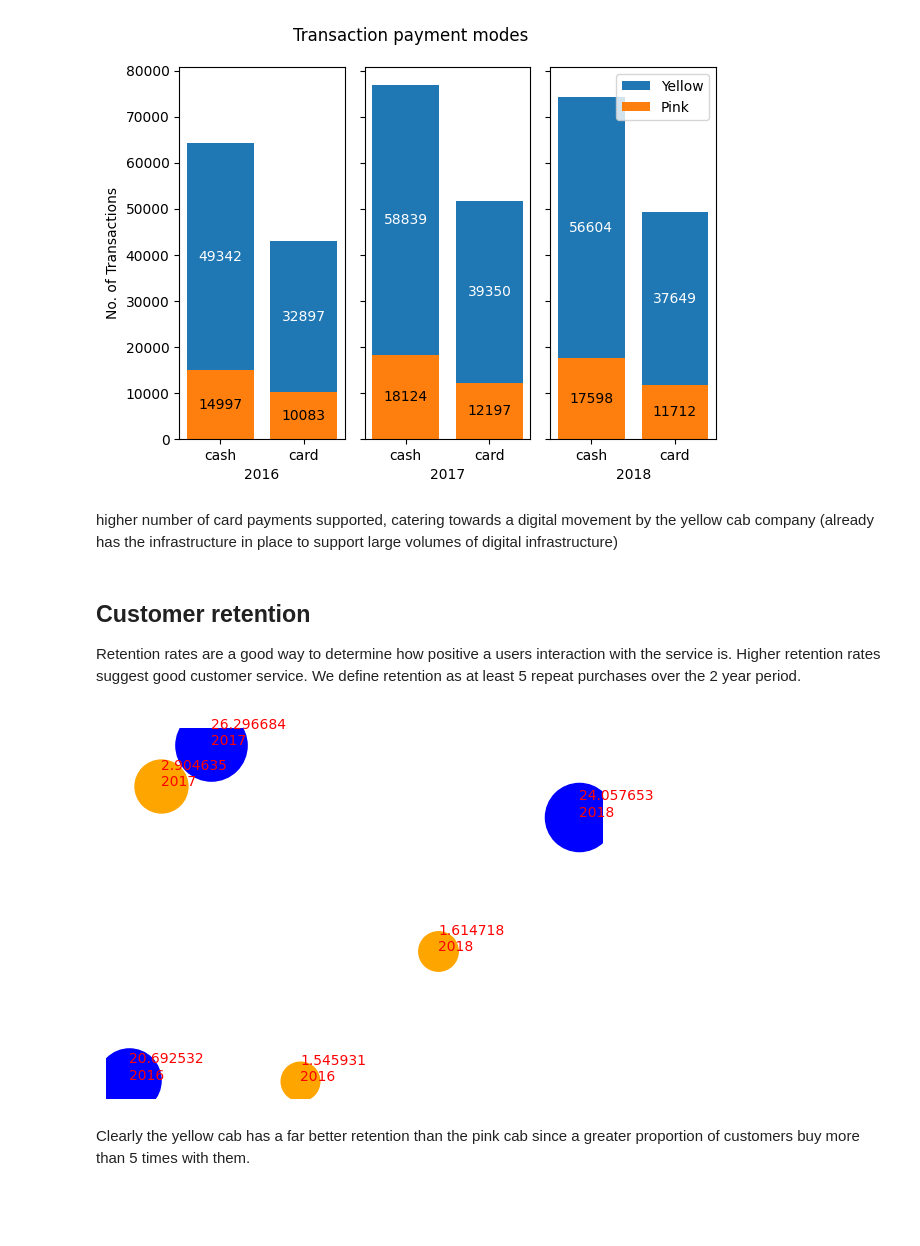
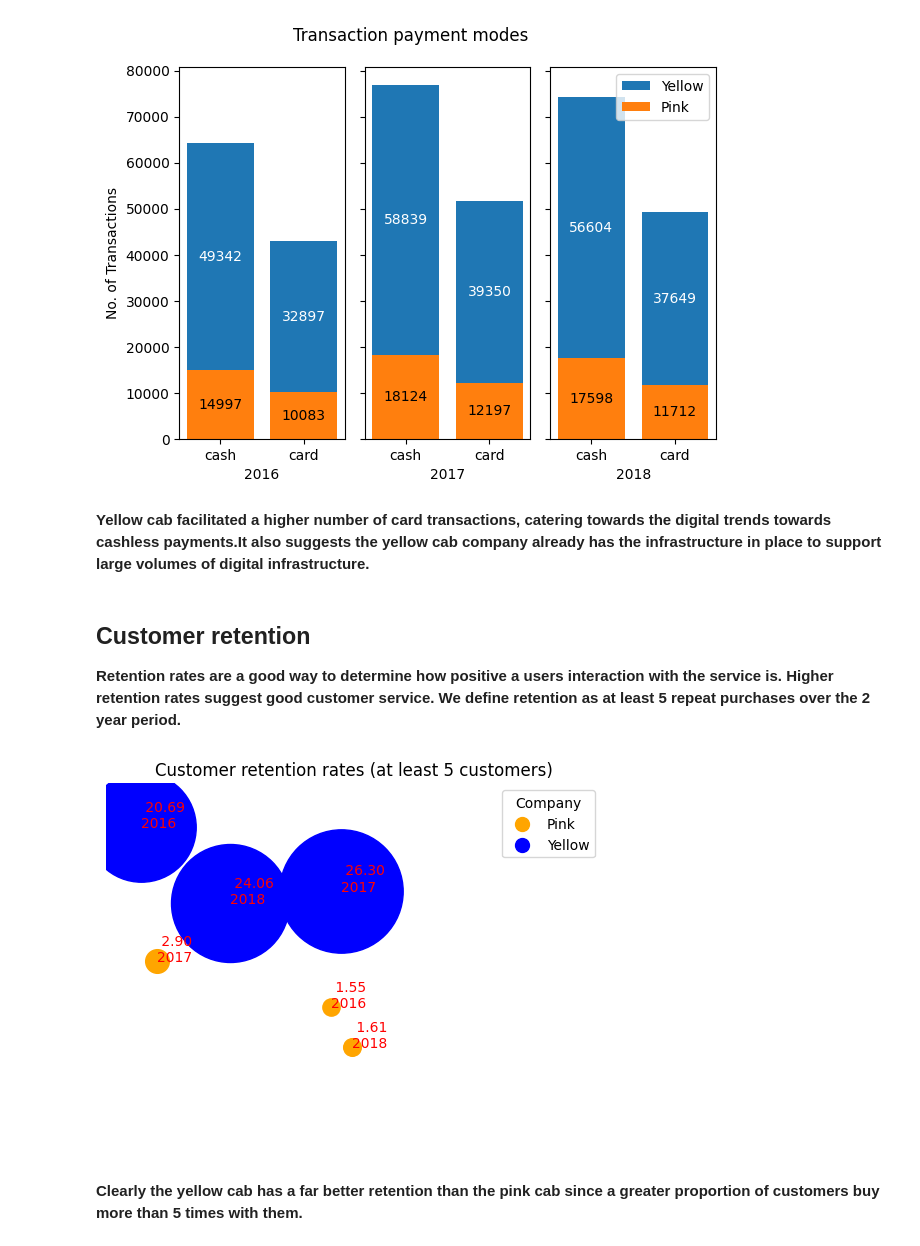
Before and after one commit to mussb00/eda, a Jupyter notebook: exploratory-data-analysis.ipynb, the cells around one changed output. Cells and saved outputs as stored; diff of their text form; code cells hidden in the pictures; blank space fills up the shorter version.

```diff
--- a/exploratory-data-analysis.ipynb
+++ b/exploratory-data-analysis.ipynb
@@ -398,16 +384,19 @@ for year in years:
     low_class_year=ax[counter].bar(labels, lower_class_profits_year, bottom=upper_class_profits_year, label='<2500')
     middle_class_year=ax[counter].bar(labels, middle_class_profits_year, bottom=upper_class_profits_year+lower_class_profits_year, label='2500-15000')
 
-    ax[counter].set_title(year)
+    ax[counter].set_xlabel(year)
     counter+=1
 
 for i in range(3):
     for c in ax[i].containers:
-        labels = [v.get_height() if v.get_height() > 1e6 else '' for v in c]
-        ax[i].bar_label(c, labels=labels, label_type='center', fmt='%.2f', size=7, color='w')
+        labels = [f'{v.get_height(): .0f}' if v.get_height() > 1e6 else '' for v in c]
+        ax[i].bar_label(c, labels=labels, label_type='center', size=7)
 
 fig.tight_layout()
+ax[0].set_yticks(np.linspace(0,16e6,16), ytick_labels)
+ax[0].set_ylabel('Profit ($)')
 plt.plot()
+fig.suptitle('Income wise profit contributions')
 plt.legend()
 plt.show()
 # %% [output]
@@ -544,45 +524,48 @@ plt.show()
 # %% [output]
 [figure]
 # %% [markdown]
-higher number of card payments supported, catering towards a digital movement by the yellow cab company (already has the infrastructure in place to support large volumes of digital infrastructure)
+__Yellow cab facilitated a higher number of card transactions, catering towards the digital trends towards cashless payments.It also suggests the yellow cab company already has the infrastructure in place to support large volumes of digital infrastructure.__
 # %% [markdown]
 ## Customer retention
 
-Retention rates are a good way to determine how positive a users interaction with the service is. Higher retention rates suggest good customer service. We define retention as at least 5 repeat purchases over the 2 year period.
+__Retention rates are a good way to determine how positive a users interaction with the service is. Higher retention rates suggest good customer service. We define retention as at least 5 repeat purchases over the 2 year period.__
 # %%
 rides_per_customer=df1.join(df4, lsuffix='L', rsuffix='R').groupby(['Customer ID', 'Company', 'Year'])['Transaction IDL'].count() # number of transactions for each user
 
 # implement for loop across each year
 years=['2016','2017','2018']
 
 for year in years:
     # pink retention for years
     rides_per_customer_pink=rides_per_customer.filter(like='Pink Cab').filter(like=year)
     at_least_5=rides_per_customer_pink[rides_per_customer_pink>=5]
     # how many customers rode more than 4 times/ number of customers in that year for the pink company
     pink_retention=len(at_least_5)/len(rides_per_customer_pink)*100
 
     # yellow retention for year
     rides_per_customer_yellow=rides_per_customer.filter(like='Yellow Cab').filter(like=year)
     at_least_5=rides_per_customer_yellow[rides_per_customer_yellow>=5]
     yellow_retention=len(at_least_5)/len(rides_per_customer_yellow)*100
 
-    # need to arrange them nicely
-    # need to label them neately and make an appropriate conclusion
-    x_pink=np.random.uniform()
-    y_pink=np.random.uniform()
-    x_yellow=np.random.uniform()
-    y_yellow=np.random.uniform()
+    x_pink=np.random.normal()
+    y_pink=np.random.normal()
+    x_yellow=np.random.normal()
+    y_yellow=np.random.normal()
 
 
-    plt.scatter(x_pink,y_pink,s=pink_retention*500, color='orange', label=year)
-    plt.scatter(x_yellow,y_yellow,s=yellow_retention*100, color='blue', label=year)
-    plt.annotate(f'{yellow_retention:2f}\n{year}', (x_yellow,y_yellow), color='r')
-    plt.annotate(f'{pink_retention:2f}\n{year}', (x_pink,y_pink), color='r')
-# plt.legend(title='Company', labels=['Pink', 'Orange'])
+    plt.scatter(x_pink,y_pink,s=pink_retention*100, color='orange', label=year)
+    plt.scatter(x_yellow,y_yellow,s=yellow_retention*300, color='blue', label=year)
+    plt.annotate(f'{yellow_retention: .2f}\n{year}', (x_yellow,y_yellow), color='r')
+    plt.annotate(f'{pink_retention: .2f}\n{year}', (x_pink,y_pink), color='r')
+legend=plt.legend(title='Company', labels=['Pink', 'Yellow'])
+legend.legendHandles[0]._sizes = [100]
+legend.legendHandles[1]._sizes = [100]
+plt.xlim([-2,2])
+plt.ylim([-2,2])
+plt.title('Customer retention rates (at least 5 customers)')
 plt.axis('off')
 plt.show()
 # %% [output]
-[figure, old version]
+[figure, new version]
 # %% [markdown]
-Clearly the yellow cab has a far better retention than the pink cab since a greater proportion of customers buy more than 5 times with them.
+__Clearly the yellow cab has a far better retention than the pink cab since a greater proportion of customers buy more than 5 times with them.__
```
Also changed, not shown: parts of 32 cells of this notebook.
